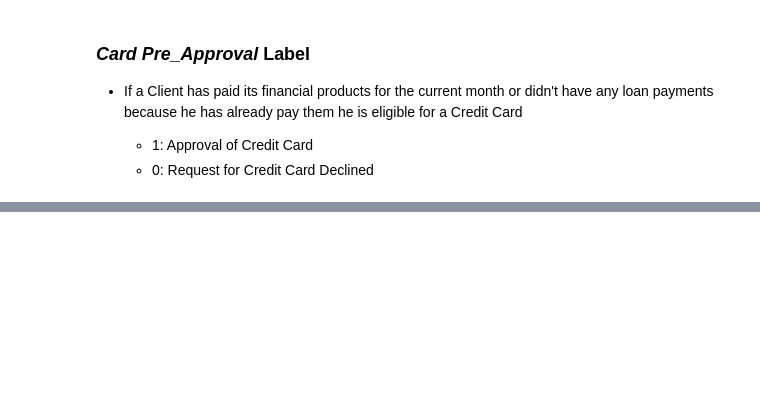
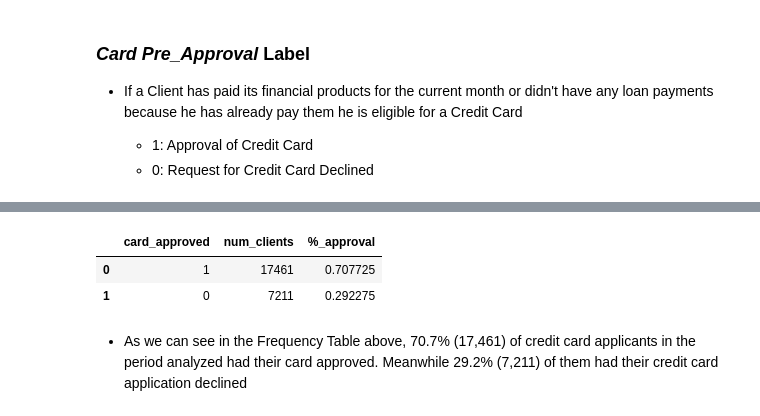
Before and after one commit to princeKike27/Credit-Card-Approval-Prediction, a Jupyter notebook: Credit_Car_Approval_Prediction.ipynb, the cells around one changed output, grey strips where cells are left out. Saved outputs shown, nothing was run; the diff lists cells and outputs as text; code cells hidden in the pictures; blank space fills up the shorter version.

```diff
--- a/Credit_Car_Approval_Prediction.ipynb
+++ b/Credit_Car_Approval_Prediction.ipynb
@@ -1705,3 +1769,21 @@ df_credit_cm.head(10)
+# %%
+# value_counts of cards_pre_approved
+cards_pre_approved = df_appli_labels.card_pre_approved.value_counts().reset_index()
+
+# rename cols
+cards_pre_approved.rename(columns={'index': 'card_approved',
+                                   'card_pre_approved': 'num_clients'}, inplace=True)
+
+# %_approval
+cards_pre_approved['%_approval'] = cards_pre_approved.num_clients / len(df_appli_labels)
+
+cards_pre_approved
+# %% [output]
+|  | card_approved | num_clients | %_approval |
+| 0 | 1 | 17461 | 0.707725 |
+| 1 | 0 | 7211 | 0.292275 |
+# %% [markdown]
+-  As we can see in the Frequency Table above, 70.7% (17,461) of credit card applicants in the period analyzed had their card approved. Meanwhile 29.2% (7,211) of them had their credit card application declined
 # %% [markdown]
 ![green-divider](https://user-images.githubusercontent.com/7065401/52071924-c003ad80-2562-11e9-8297-1c6595f8a7ff.png)
 # %% [markdown]
```
Also changed, not shown: parts of 9 cells of this notebook.
